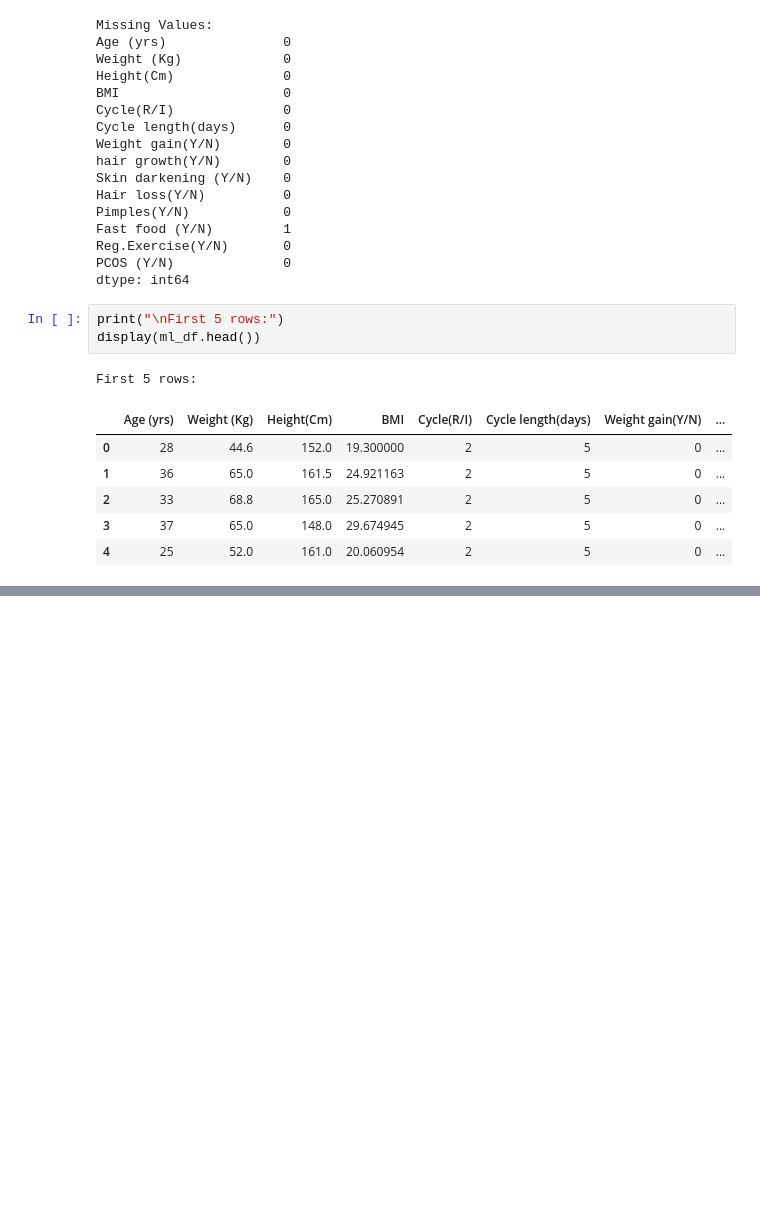
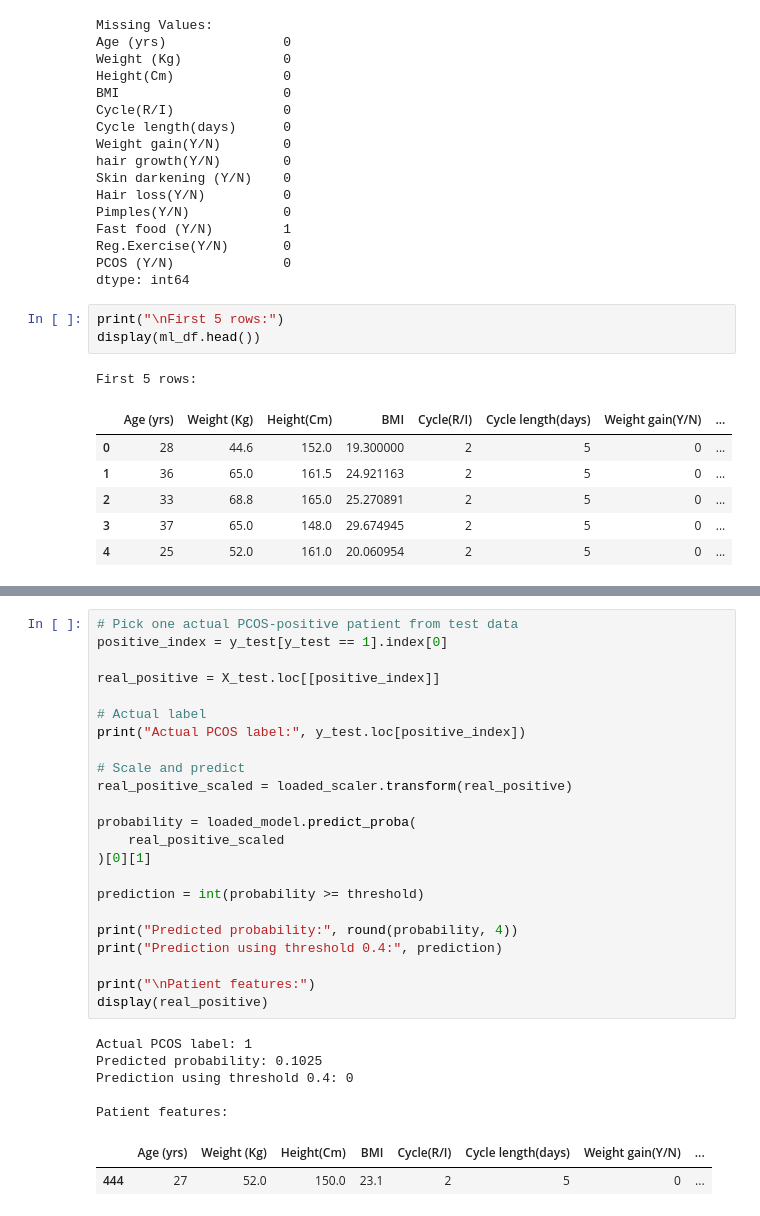
Before and after one commit to Ayushpal2006/ML-model-EDA-AND-TRAINING-DATA-SET, a Jupyter notebook: संजीवनी.ipynb, the cells around one changed output, grey strips where cells are left out. Cells and saved outputs as stored; diff of their text form; blank space fills up the shorter version.

```diff
--- a/संजीवनी.ipynb
+++ b/संजीवनी.ipynb
@@ -194,0 +776,31 @@ First 5 rows:
+# %%
+# Pick one actual PCOS-positive patient from test data
+positive_index = y_test[y_test == 1].index[0]
+
+real_positive = X_test.loc[[positive_index]]
+
+# Actual label
+print("Actual PCOS label:", y_test.loc[positive_index])
+
+# Scale and predict
+real_positive_scaled = loaded_scaler.transform(real_positive)
+
+probability = loaded_model.predict_proba(
+    real_positive_scaled
+)[0][1]
+
+prediction = int(probability >= threshold)
+
+print("Predicted probability:", round(probability, 4))
+print("Prediction using threshold 0.4:", prediction)
+
+print("\nPatient features:")
+display(real_positive)
+# %% [output]
+Actual PCOS label: 1
+Predicted probability: 0.1025
+Prediction using threshold 0.4: 0
+
+Patient features:
+|  | Age (yrs) | Weight (Kg) | Height(Cm) | BMI | Cycle(R/I) | Cycle length(days) | Weight gain(Y/N) | ... |
+| 444 | 27 | 52.0 | 150.0 | 23.1 | 2 | 5 | 0 | ... |
```
Also changed, not shown: parts of 30 cells of this notebook.
